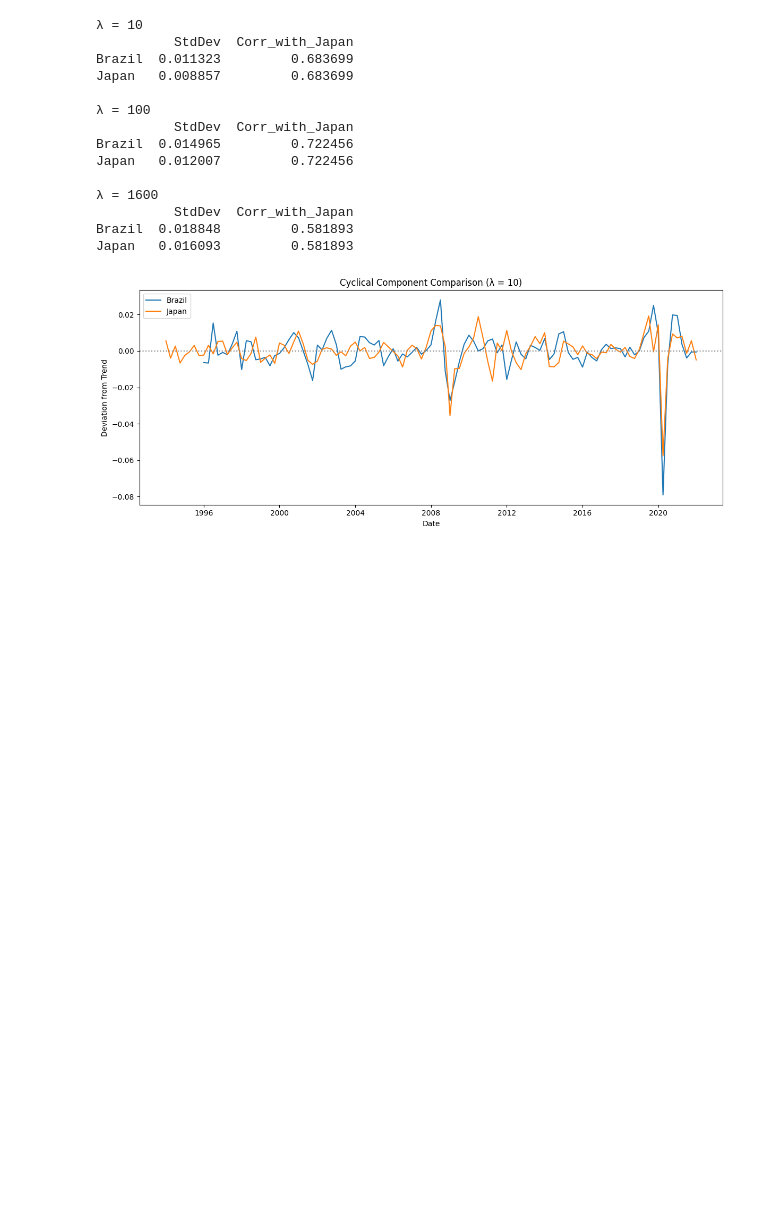
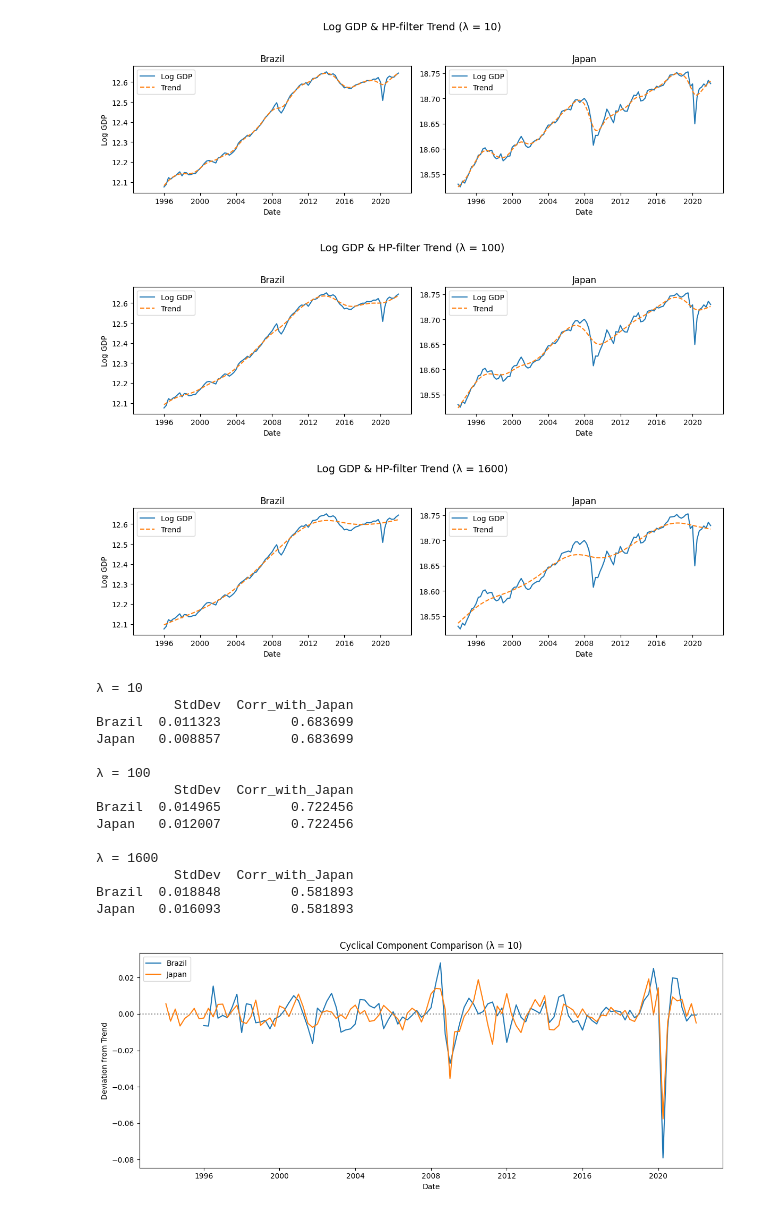
Before and after one commit to btanaka-econ/macro-py, a Jupyter notebook: project_1_business_cycle.ipynb, the cells around one changed output. Drawn from its saved outputs; the diff is of its cells as text; code cells hidden in the pictures; blank space fills up the shorter version.

Commit message:
Use independent y-axes for side-by-side HP-filter trend plots

```diff
--- a/project_1_business_cycle.ipynb
+++ b/project_1_business_cycle.ipynb
@@ -52,3 +18,42 @@ for country, series_id in country_series.items():
+# %%
+# collect all cyclical components
+cycle_data = {country: {} for country in country_series}
+
+# for loop of each country to build cycle_data
+for country, series_id in country_series.items():
+    gdp     = web.DataReader(series_id, 'fred', start_date, end_date)
+    log_gdp = np.log(gdp[series_id])
+
+    for lamb in lambdas:
+        cycle, trend = sm.tsa.filters.hpfilter(log_gdp, lamb)
+        cycle_data[country][lamb] = cycle
+
+# now plot side-by-side comparisons for each λ
+for lamb in lambdas:
+    # create a 1×2 grid of subplots
+    fig, axes = plt.subplots(ncols=2, figsize=(12, 4), sharey=False, sharex=True)
+
+    for ax, country in zip(axes, country_series):
+        series_id = country_series[country]
+        gdp       = web.DataReader(series_id, 'fred', start_date, end_date)
+        log_gdp   = np.log(gdp[series_id])
+        cycle, trend = sm.tsa.filters.hpfilter(log_gdp, lamb)
+
+        ax.plot(log_gdp, label="Log GDP")
+        ax.plot(trend,   label="Trend", linestyle='--')
+        ax.set_title(f'{country}')
+        ax.legend(loc='upper left')
+        ax.set_xlabel('Date')
+
+    # shared y-label and overall title
+    axes[0].set_ylabel('Log GDP')
+    fig.suptitle(f'Log GDP & HP-filter Trend (λ = {lamb})', fontsize=14)
+    plt.tight_layout(rect=[0, 0.03, 1, 0.95])
+    plt.show()
+# %% [output]
+[figure, added]
+[figure, added]
+[figure, added]
 # %%
 for lamb in lambdas:
     # 1) compute std dev for each country at this λ
```
Also changed, not shown: parts of 1 cell of this notebook.
